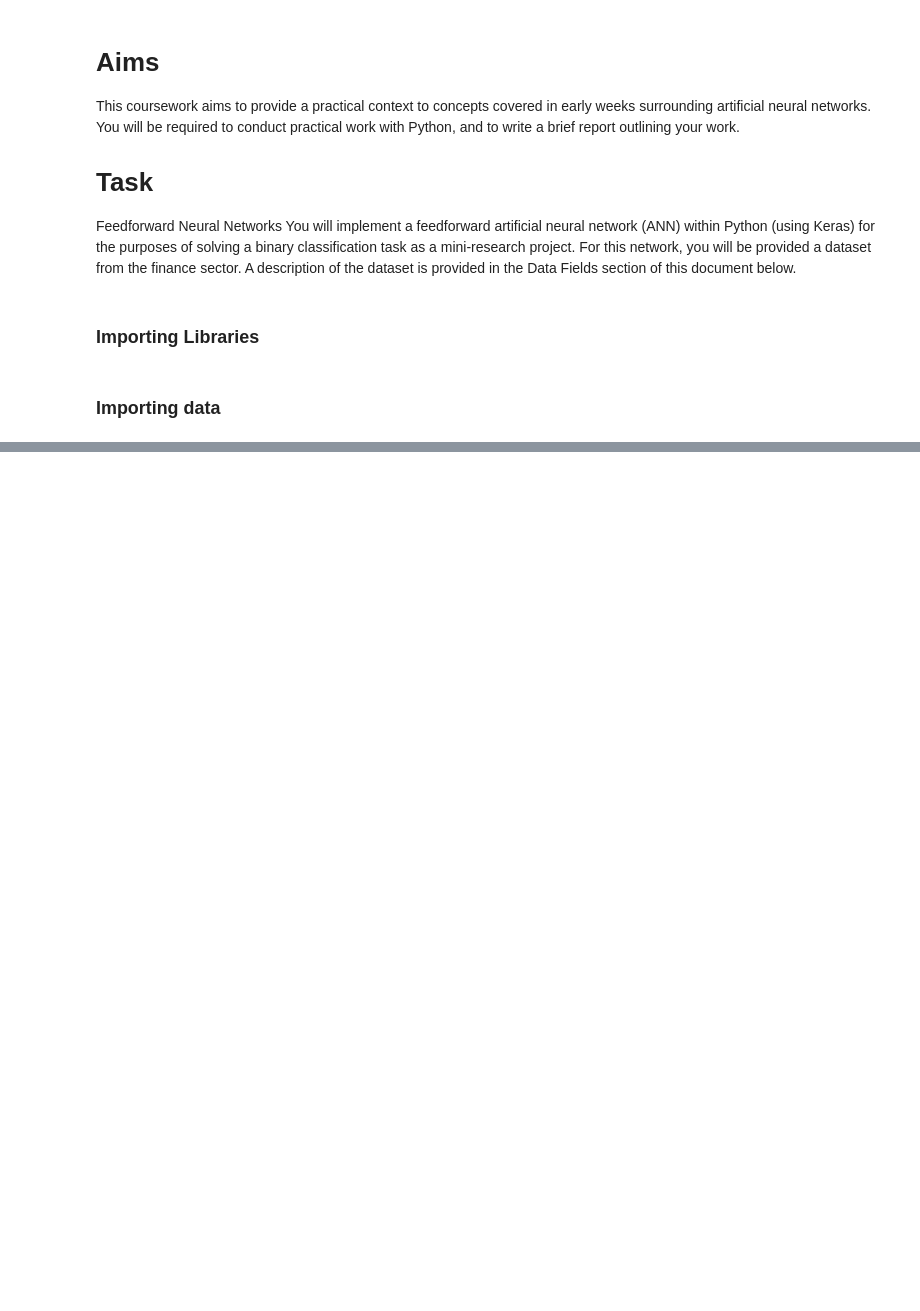
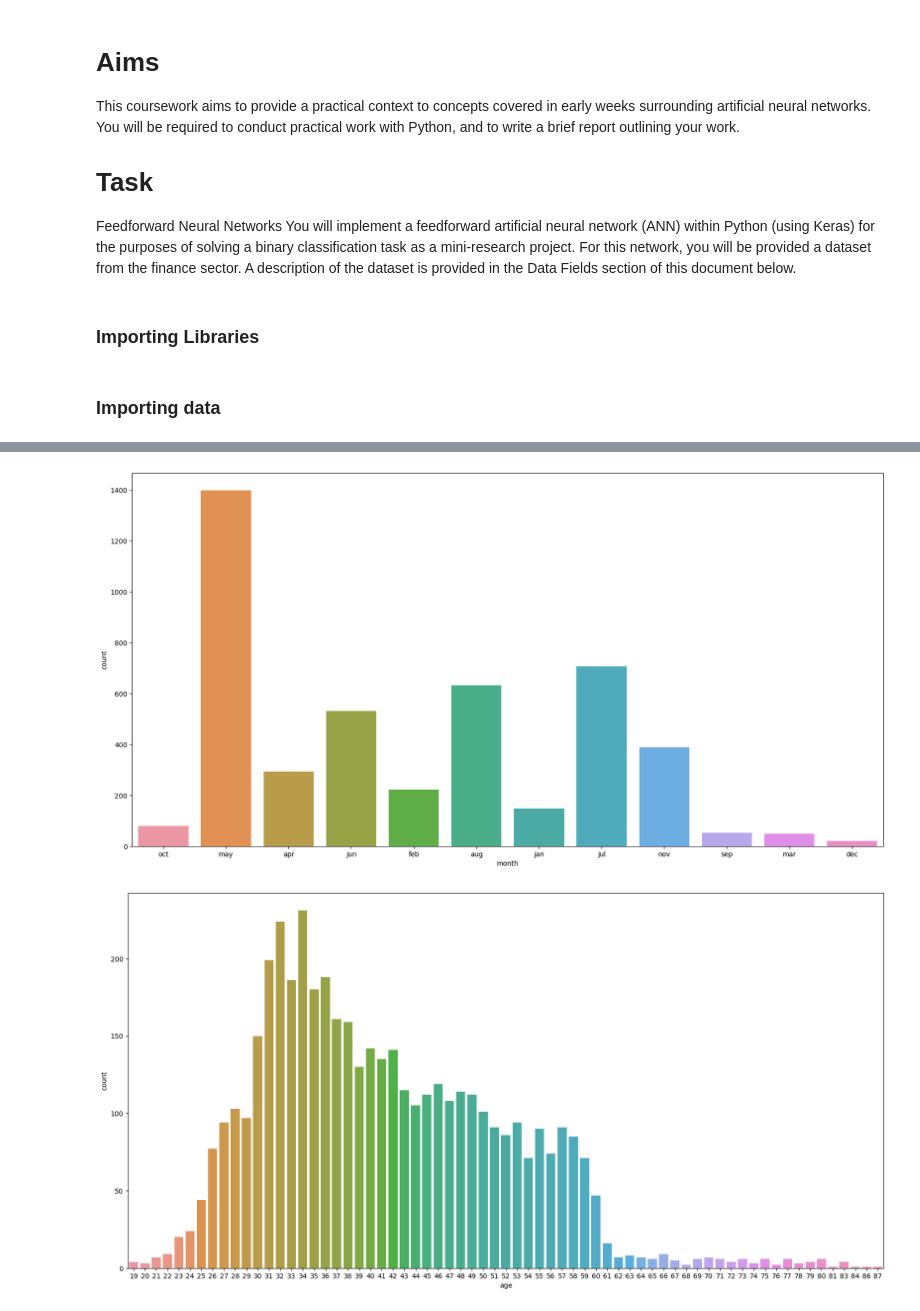
Before and after one commit to penscola/ANN_using_Keras, a Jupyter notebook: ANN_Keras.ipynb, the cells around one changed output, grey strips where cells are left out. Saved outputs shown, nothing was run; the diff lists cells and outputs as text; code cells hidden in the pictures; blank space fills up the shorter version.

```diff
--- a/ANN_Keras.ipynb
+++ b/ANN_Keras.ipynb
@@ -31,0 +137,11 @@ df.head(10)
+# %%
+plt.figure(figsize=(20,10))
+sns.countplot(x=df['month'])
+plt.show()
+
+plt.figure(figsize=(20,10))
+sns.countplot(x=df['age'])
+plt.show()
+# %% [output]
+[figure, added]
+[figure, added]
```
Also changed, not shown: parts of 37 cells of this notebook, 19 other files.
